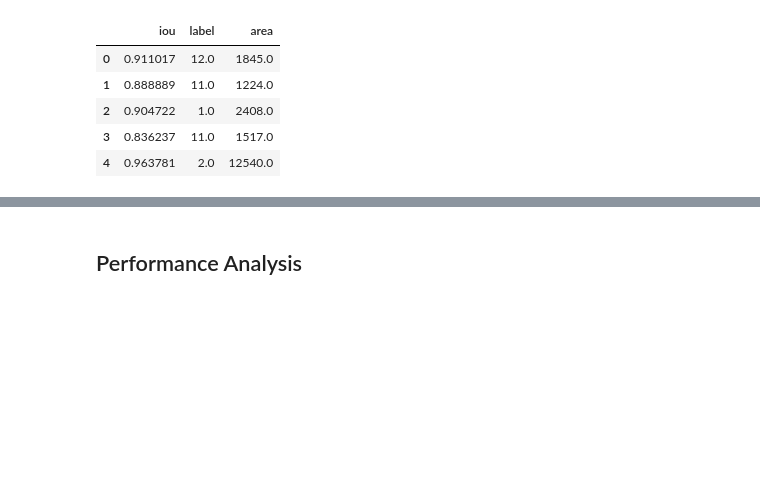
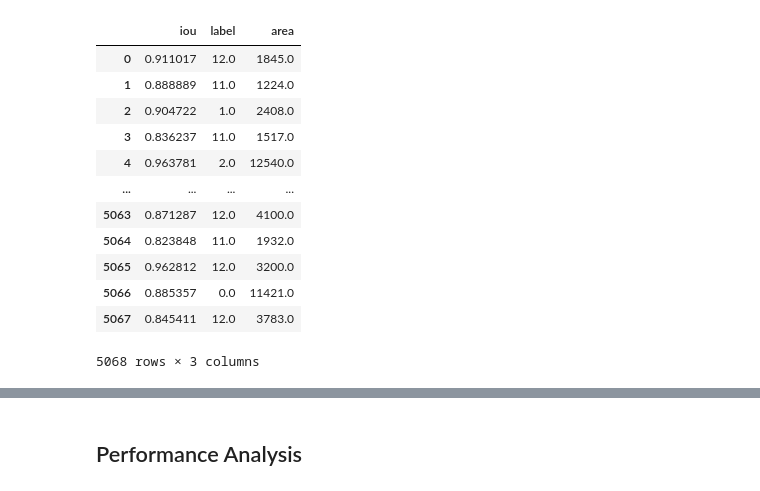
Before and after one commit to jvschlierf/JARVIS, a Jupyter notebook: yolov5/performance_analysis_visualizations.ipynb, the cells around one changed output, grey strips where cells are left out. Cells and saved outputs as stored; diff of their text form; code cells hidden in the pictures; blank space fills up the shorter version.

```diff
--- a/yolov5/performance_analysis_visualizations.ipynb
+++ b/yolov5/performance_analysis_visualizations.ipynb
@@ -69,12 +69,19 @@ def test_iou(save_area=False):
     return best_iou
 # %%
 ious = pd.DataFrame(test_iou(), columns=['iou', 'label', 'area'])
-ious.head()
+ious
 # %% [output]
 |  | iou | label | area |
 | 0 | 0.911017 | 12.0 | 1845.0 |
 | 1 | 0.888889 | 11.0 | 1224.0 |
 | 2 | 0.904722 | 1.0 | 2408.0 |
 | 3 | 0.836237 | 11.0 | 1517.0 |
 | 4 | 0.963781 | 2.0 | 12540.0 |
+| ... | ... | ... | ... |
+| 5063 | 0.871287 | 12.0 | 4100.0 |
+| 5064 | 0.823848 | 11.0 | 1932.0 |
+| 5065 | 0.962812 | 12.0 | 3200.0 |
+| 5066 | 0.885357 | 0.0 | 11421.0 |
+| 5067 | 0.845411 | 12.0 | 3783.0 |
+5068 rows × 3 columns
 # %%
```
Also changed, not shown: parts of 4 cells of this notebook, 2 other files.
